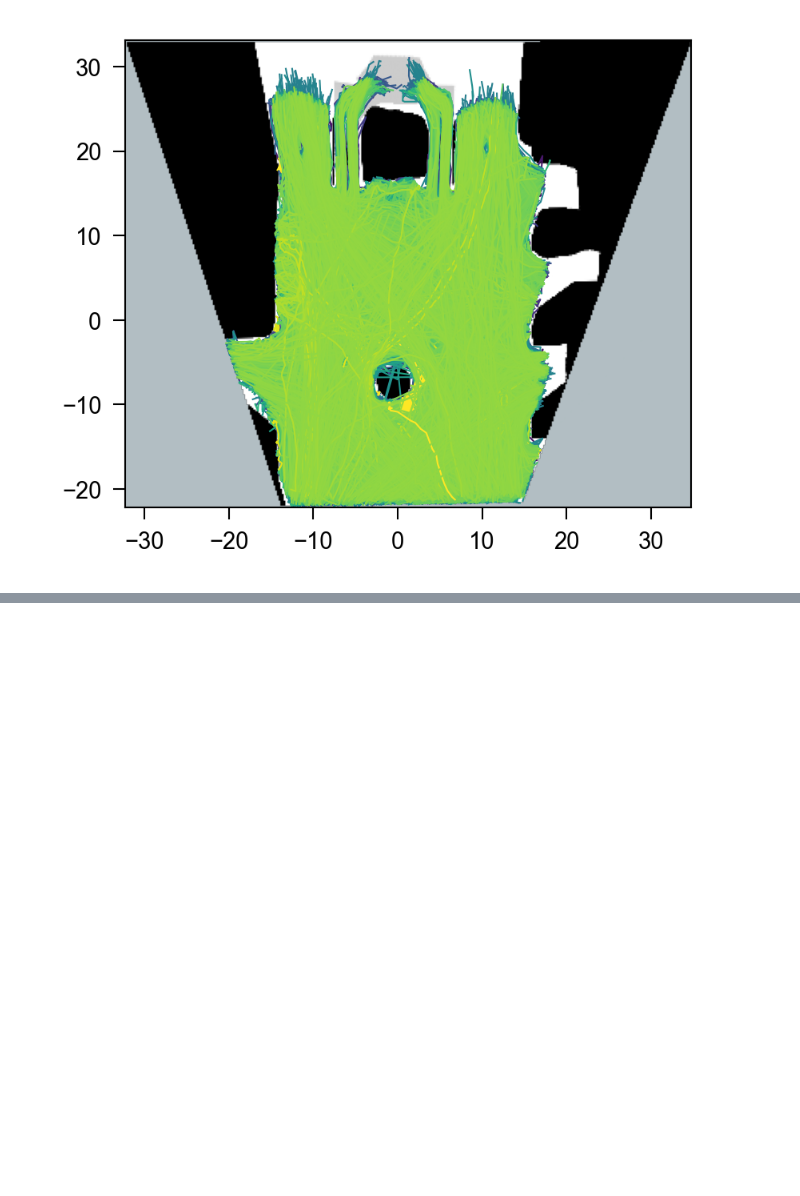
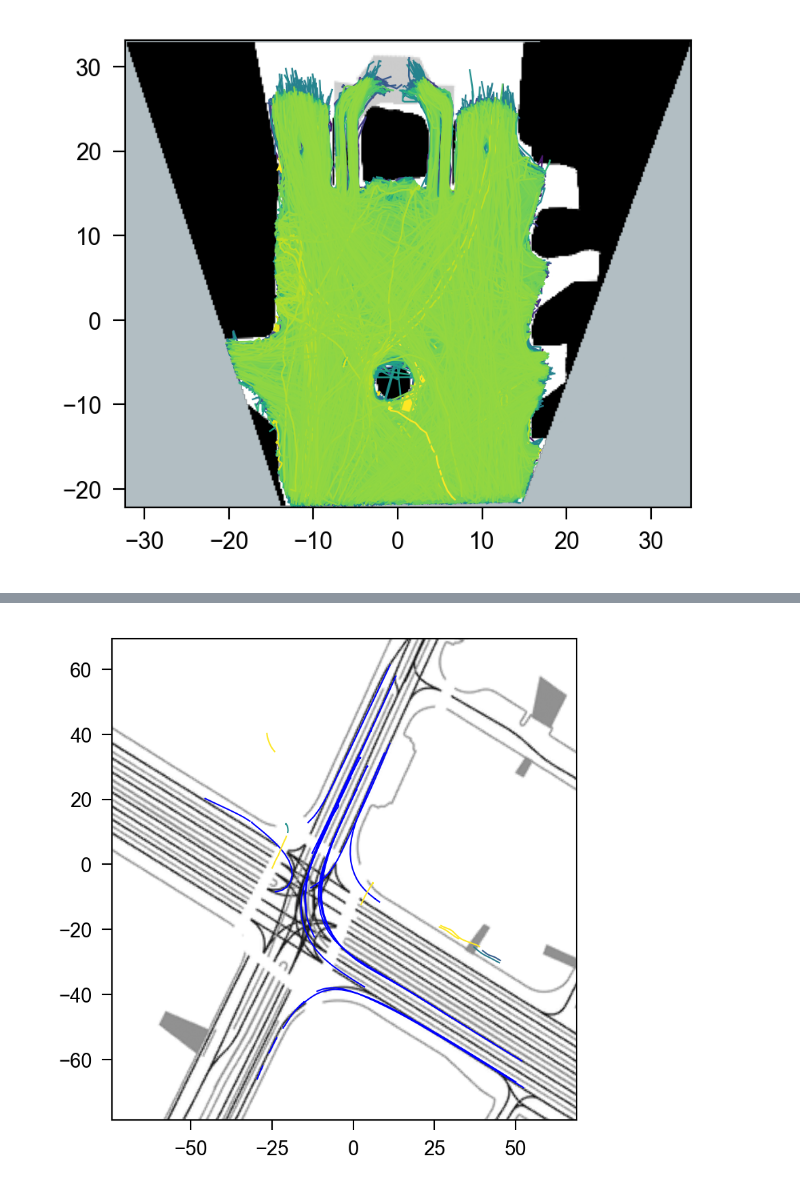
Before and after one commit to yuzhTHU/HuaweiCrowdSimulationCodeRelease, a Jupyter notebook: scripts/251007观察各种地图.ipynb, the cells around one changed output, grey strips where cells are left out. Drawn from its saved outputs; the diff is of its cells as text; code cells hidden in the pictures; blank space fills up the shorter version.

```diff
--- a/scripts/251007观察各种地图.ipynb
+++ b/scripts/251007观察各种地图.ipynb
@@ -110,3 +110,18 @@ for pid, group in dataset.df_data.groupby('id'):
 # %% [output]
 [None|gc_dataset|I|Oct11 07:29:42|0:00:06.432099] Loading cached dataset from data/.cache/GC_2.5_8_1_1.pkl
 [figure]
+# %%
+from src.dataset import WayMoDataset
+args.cache_dataset = False
+# dataset = WayMoDataset.load_data(args, 'data/WayMo/Processed/00000_10_2bc07893b2abbb07/data.csv.gz')
+dataset = WayMoDataset.load_data(args, 'data/WayMo/Processed/00001_13_2e4be3a95170a8c/data.csv.gz')
+get_fig(1, 1, AW=6, AH=6, dpi=300)
+plt.imshow(dataset.map_data.map, extent=(dataset.map_data.xmin, dataset.map_data.xmax, dataset.map_data.ymin, dataset.map_data.ymax), origin='lower', cmap='gray_r')
+plt.gca().set_facecolor('#b2bec3')
+for pid, group in dataset.df_data.groupby('id'):
+    cmap = plt.cm.get_cmap('viridis')
+    if group['type'].iloc[0] == 'pedestrian':
+        plt.plot(group['x'], group['y'], color=cmap(group['f'].max() / dataset.df_data['f'].max()))
+    else:
+        plt.plot(group['x'], group['y'], color='blue')
+# %% [output]
@@ -112,0 +136 @@ for pid, group in dataset.df_data.groupby('id'):
+[figure, added]
```
Also changed, not shown: parts of 1 cell of this notebook, 1 other file.
